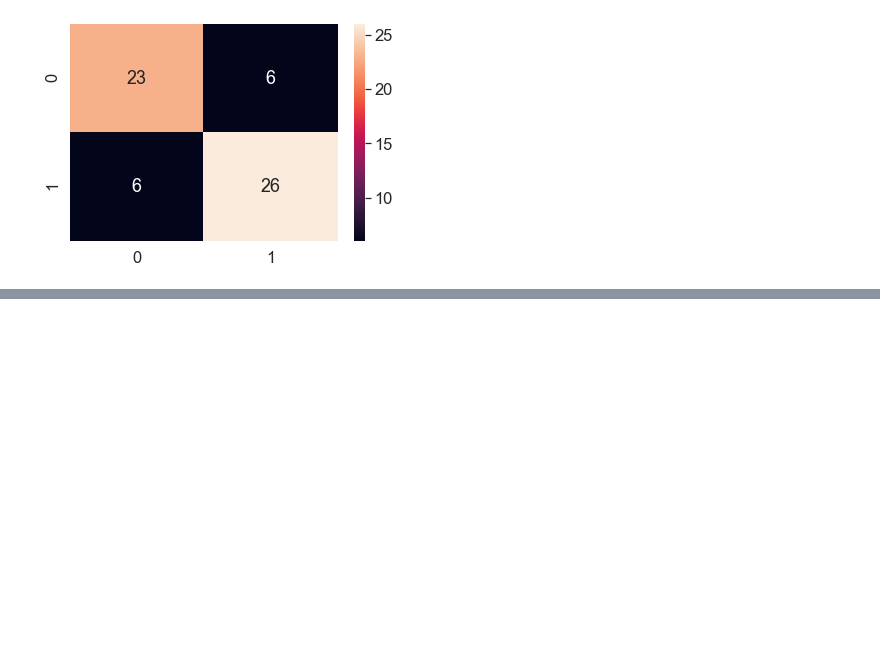
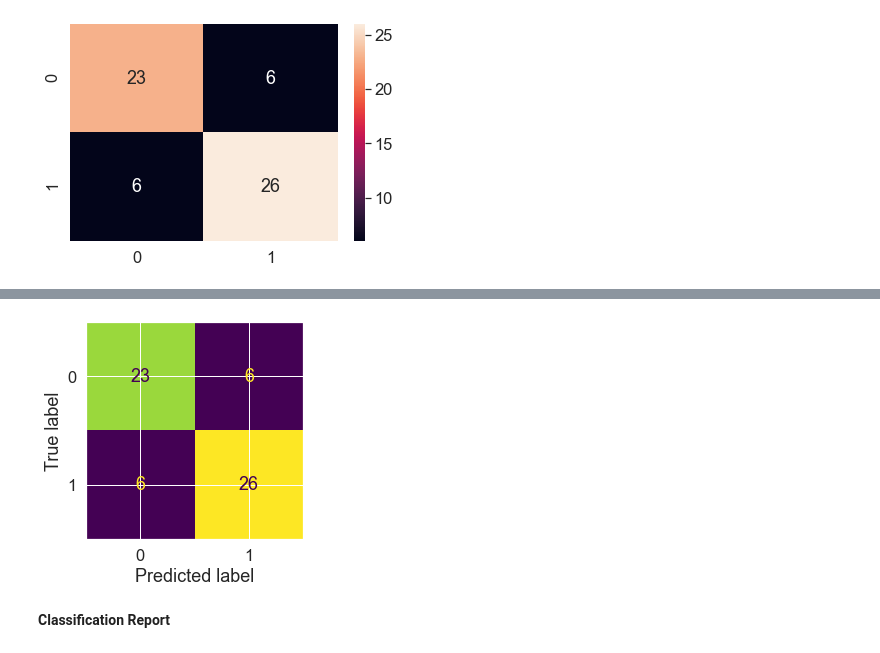
Before and after one commit to mattdube/zero-to-mastery-ml, a Jupyter notebook: notebooks/model_evaluation.ipynb, the cells around one changed output, grey strips where cells are left out. Cells and saved outputs as stored; diff of their text form; code cells hidden in the pictures; blank space fills up the shorter version.

Commit message:
classification report

```diff
--- a/notebooks/model_evaluation.ipynb
+++ b/notebooks/model_evaluation.ipynb
@@ -245,0 +262,6 @@ sns.heatmap(conf_mat, annot=True);
+# %%
+plot_confusion_matrix(clf, X_test, y_test, colorbar=False);
+# %% [output]
+[figure, added]
+# %% [markdown]
+**Classification Report**
```
Also changed, not shown: parts of 5 cells of this notebook.
